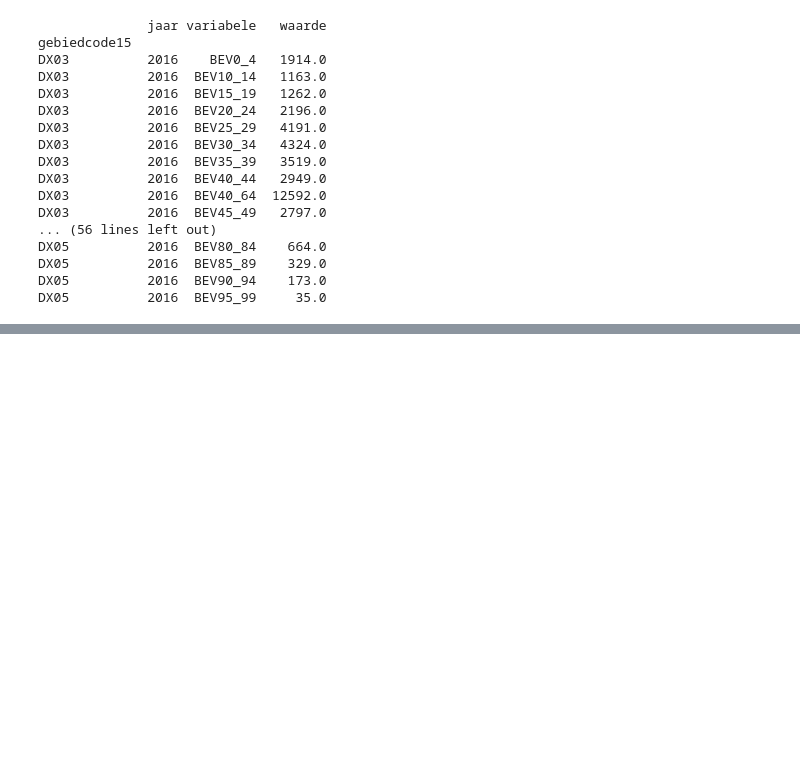
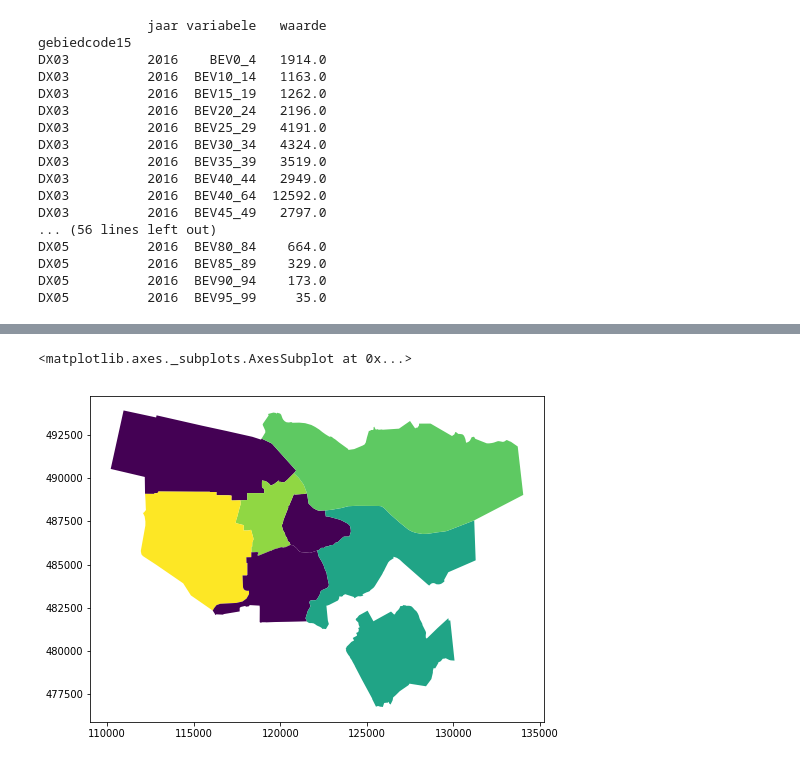
Before and after one commit to KJ-Waller/DW-Project, a Jupyter notebook: Education.ipynb, the cells around one changed output, grey strips where cells are left out. Saved outputs shown, nothing was run; the diff lists cells and outputs as text; code cells hidden in the pictures; blank space fills up the shorter version.

```diff
--- a/Education.ipynb
+++ b/Education.ipynb
@@ -204,0 +205,18 @@ map_df.plot()
+# %%
+def homo_plot(regions, year):
+    regex = '['
+    for i, region in enumerate(regions):
+        if i == len(regions) - 1:
+            regex += region + ']{1}\Z'
+        else:
+            regex += region + '|'
+
+    mask = bbga.gebiedcode15.str.contains(regex)
+    homo_bbga = bbga.loc[(mask) & (bbga['jaar'] == year) & (bbga['variabele'] == 'LNEGAHO_P')][['gebiedcode15','waarde']]
+    return map_df.merge(left_on='SD',right_on='gebiedcode15',right=homo_bbga, how='outer').ffill().plot(column='waarde')
+
+homo_plot(areas, 2015)
+# gdp.choropleth()
+# %% [output]
+<matplotlib.axes._subplots.AxesSubplot at 0x...>
+[figure, added]
```
Also changed, not shown: parts of 9 cells of this notebook, 3 other files.
